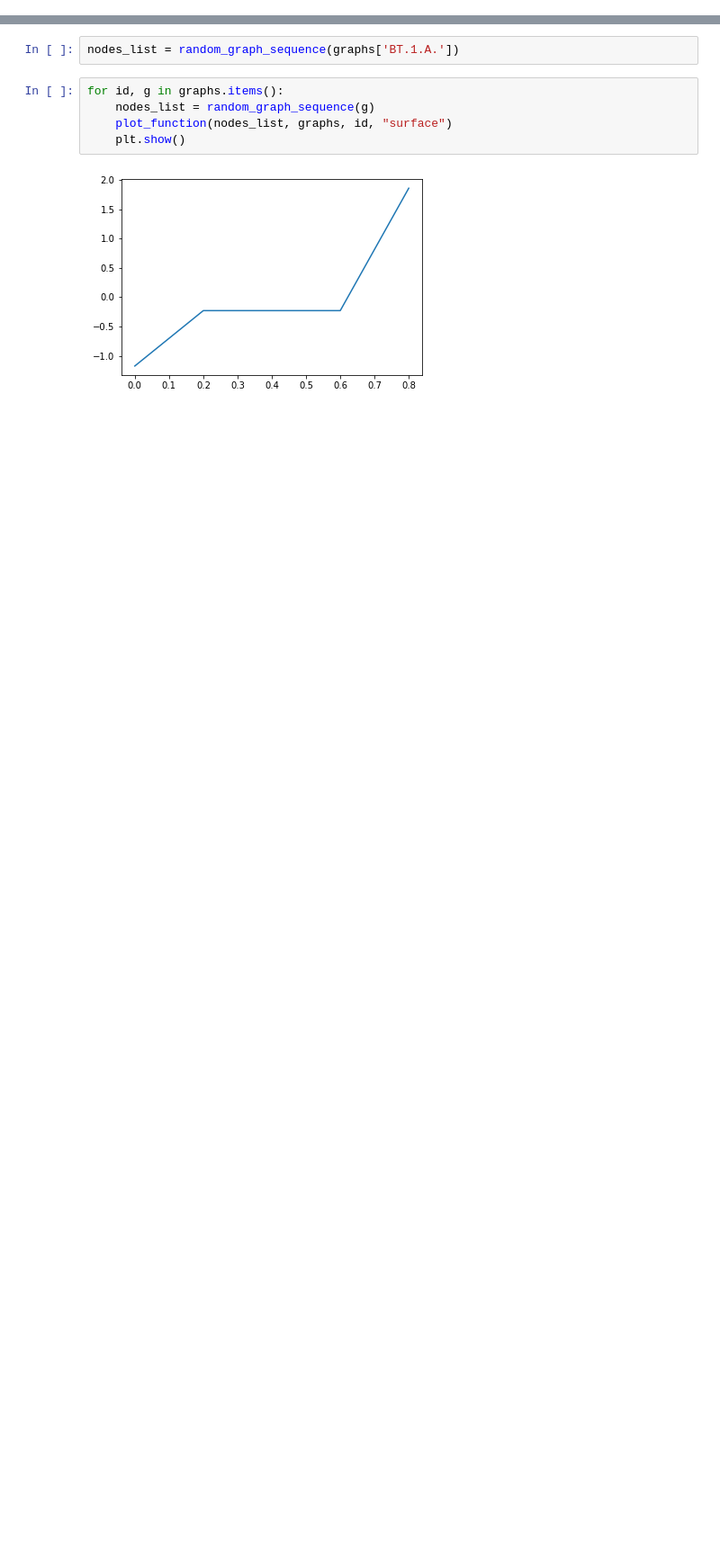
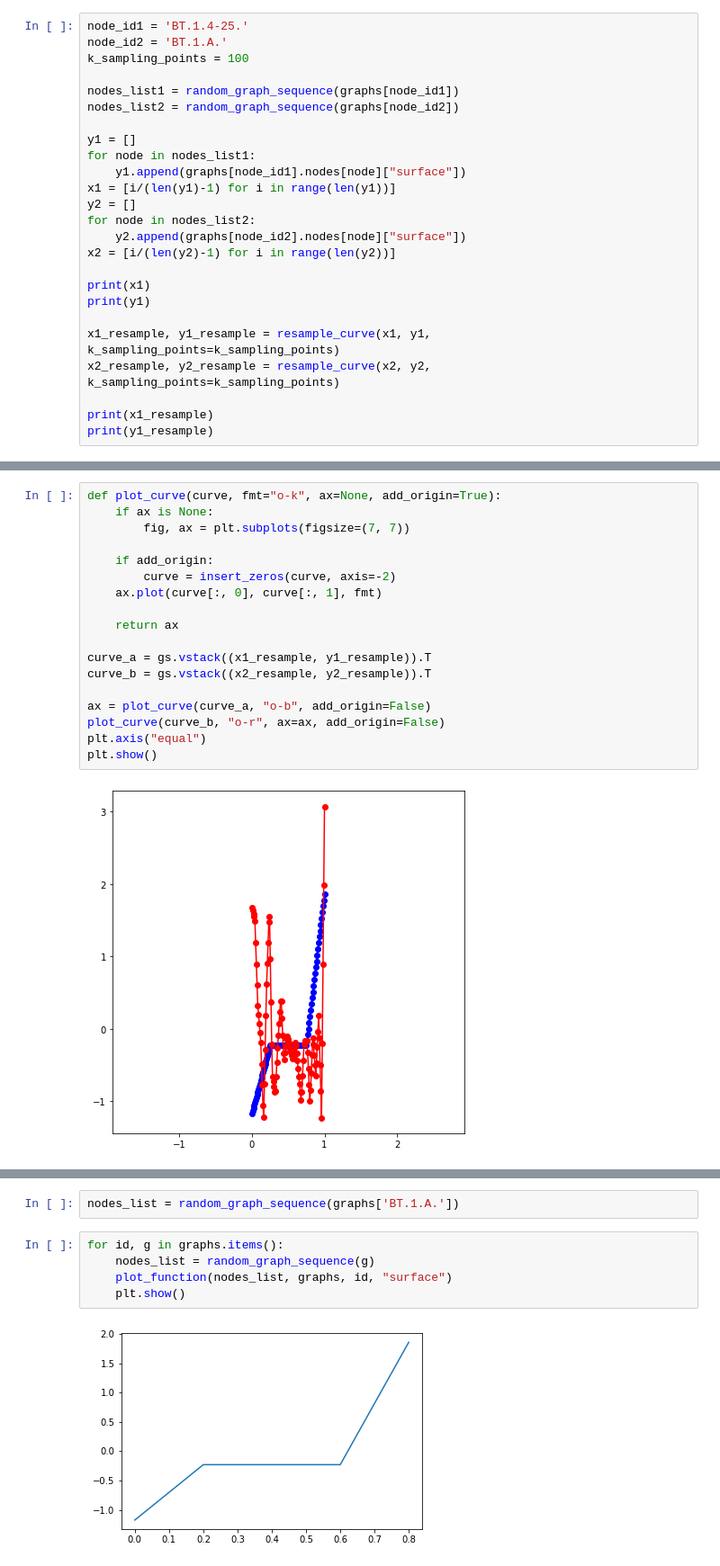
Before and after one commit to MATH-Hackathon-23-24/P2-Geometric-Learning, a Jupyter notebook: properties_and_sequence.ipynb, the cells around one changed output, grey strips where cells are left out. Shown at 90% size. Saved outputs shown, nothing was run; the diff lists cells and outputs as text; blank space fills up the shorter version.

```diff
--- a/properties_and_sequence.ipynb
+++ b/properties_and_sequence.ipynb
@@ -25,0 +29,25 @@ for stone_id in stone_ids:
+# %%
+node_id1 = 'BT.1.4-25.'
+node_id2 = 'BT.1.A.'
+k_sampling_points = 100
+
+nodes_list1 = random_graph_sequence(graphs[node_id1])
+nodes_list2 = random_graph_sequence(graphs[node_id2])
+
+y1 = []
+for node in nodes_list1:
+    y1.append(graphs[node_id1].nodes[node]["surface"])
+x1 = [i/(len(y1)-1) for i in range(len(y1))]
+y2 = []
+for node in nodes_list2:
+    y2.append(graphs[node_id2].nodes[node]["surface"])
+x2 = [i/(len(y2)-1) for i in range(len(y2))]
+
+print(x1)
+print(y1)
+
+x1_resample, y1_resample = resample_curve(x1, y1, k_sampling_points=k_sampling_points)
+x2_resample, y2_resample = resample_curve(x2, y2, k_sampling_points=k_sampling_points)
+
+print(x1_resample)
+print(y1_resample)
@@ -25,0 +59,20 @@ for stone_id in stone_ids:
+# %%
+def plot_curve(curve, fmt="o-k", ax=None, add_origin=True):
+    if ax is None:
+        fig, ax = plt.subplots(figsize=(7, 7))
+
+    if add_origin:
+        curve = insert_zeros(curve, axis=-2)
+    ax.plot(curve[:, 0], curve[:, 1], fmt)
+
+    return ax
+
+curve_a = gs.vstack((x1_resample, y1_resample)).T
+curve_b = gs.vstack((x2_resample, y2_resample)).T
+
+ax = plot_curve(curve_a, "o-b", add_origin=False)
+plot_curve(curve_b, "o-r", ax=ax, add_origin=False)
+plt.axis("equal")
+plt.show()
+# %% [output]
+[figure, added]
```
Also changed, not shown: parts of 9 cells of this notebook, 1 other file.
